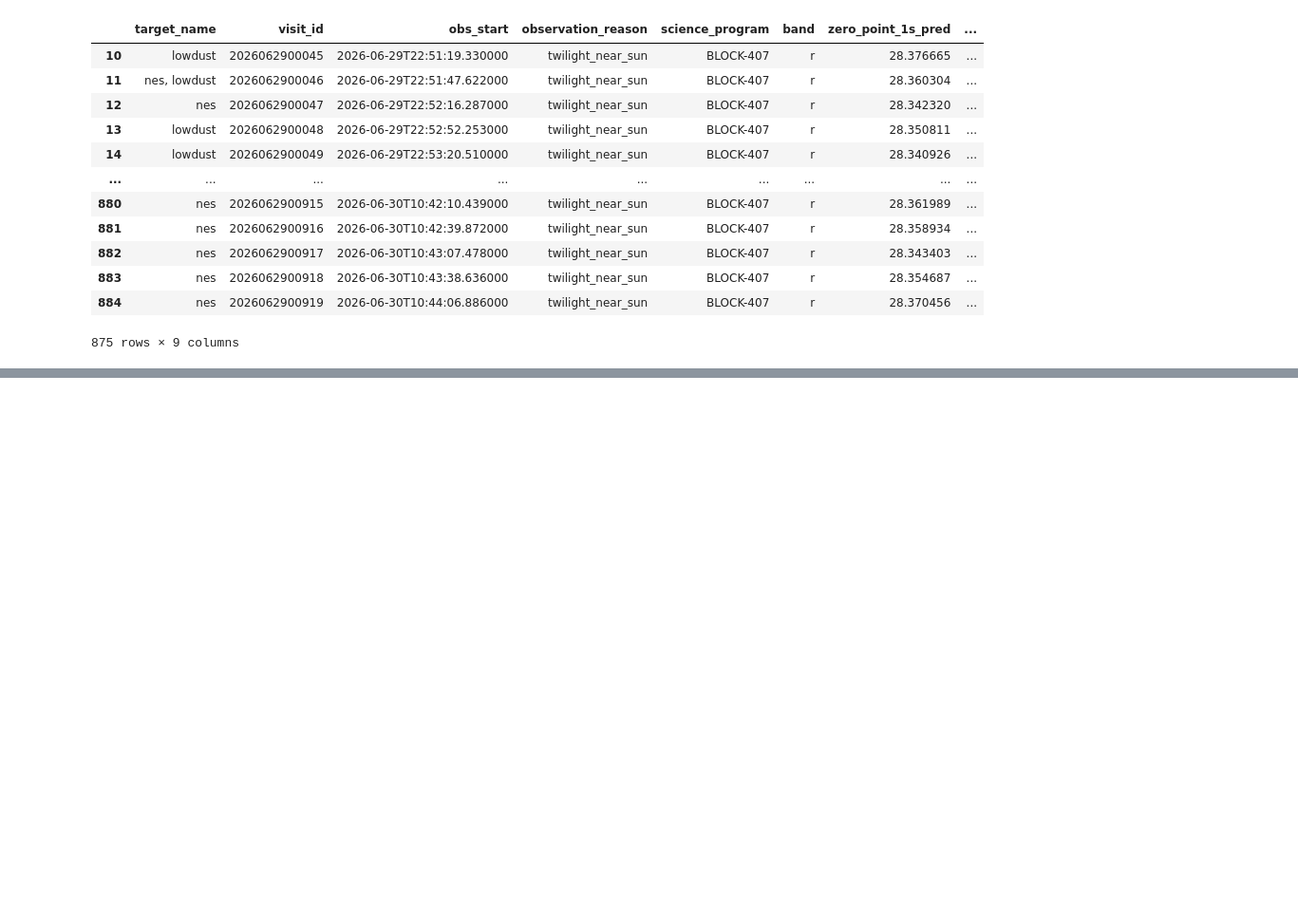
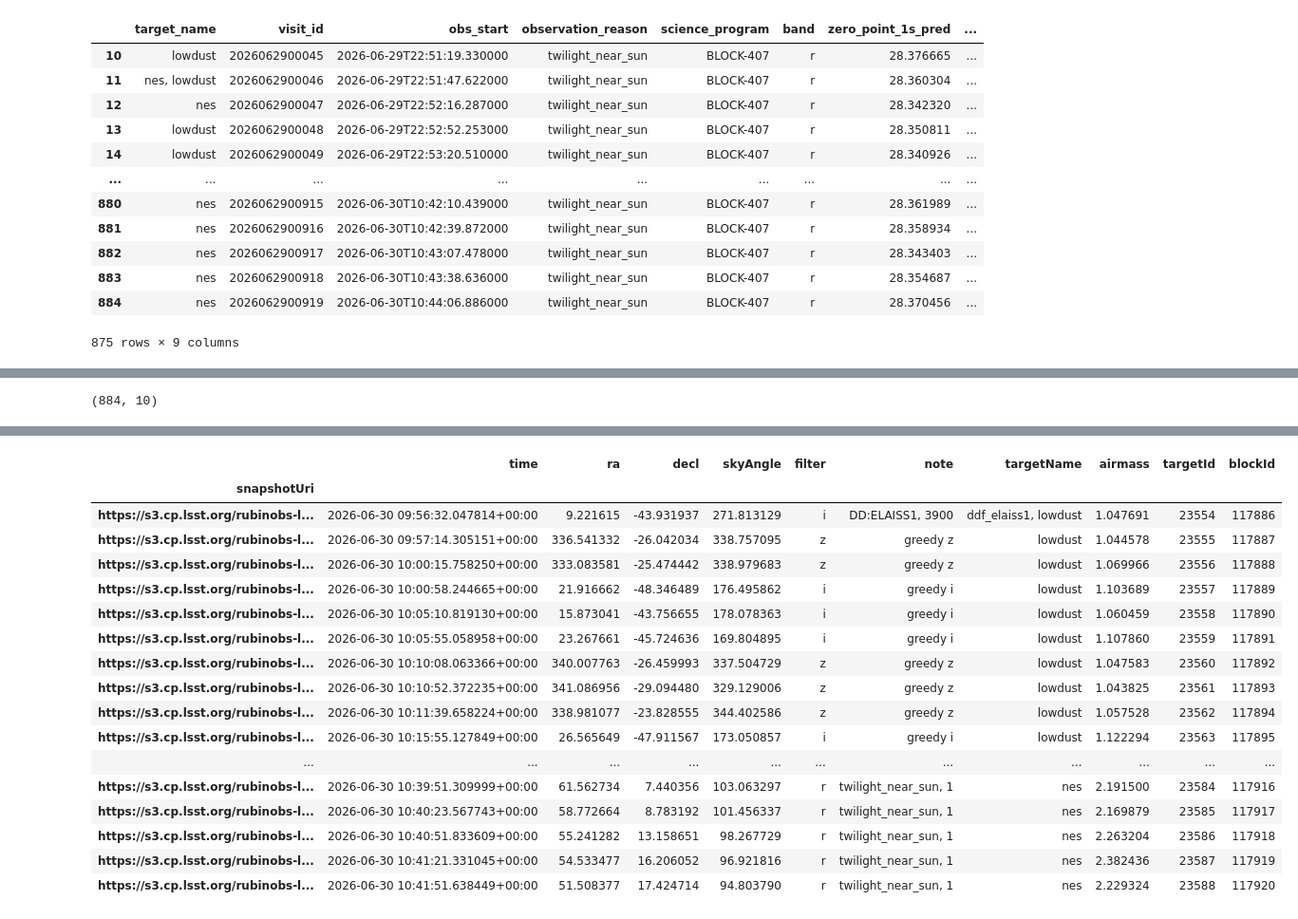
Before and after one commit to yoachim/26_scratch, a Jupyter notebook: triplet_miss/snapshot.ipynb, the cells around one changed output, grey strips where cells are left out. Shown at 95% size. Saved outputs shown, nothing was run; the diff lists cells and outputs as text; code cells hidden in the pictures; blank space fills up the shorter version.

Commit message:
snapshot

```diff
--- a/triplet_miss/snapshot.ipynb
+++ b/triplet_miss/snapshot.ipynb
@@ -112,4 +112,4 @@ visits.query("science_program in @programs")[['target_name', 'visit_id', 'obs_st
 | 884 | nes | 2026062900919 | 2026-06-30T10:44:06.886000 | twilight_near_sun | BLOCK-407 | r | 28.370456 | ... |
 875 rows × 9 columns
 # %%
-to.groupby("snapshotUri").first()[['time', 'ra', 'decl', 'skyAngle', 'filter', 'note', 'targetName', 'airmass', 'targetId', 'blockId']]
+ack = to.groupby("snapshotUri").first()[['time', 'ra', 'decl', 'skyAngle', 'filter', 'note', 'targetName', 'airmass', 'targetId', 'blockId']]
@@ -131,7 +120,7 @@ to.groupby("snapshotUri").first()[['time', 'ra', 'decl', 'skyAngle', 'filter', '
+# %%
+ack.shape
+# %% [output]
+(884, 10)
 # %%
-#uri = to.iloc[1].snapshotUri
-
-uri = "https://s3.cp.lsst.org/rubinobs-lfa-cp/Scheduler:1/Scheduler:1/2026/06/29/Scheduler:1_Scheduler:1_2026-06-30T10:43:04.371.p"
-
-sched, conditions = lfa_data.get_scheduler_snapshot(uri, at_usdf=False)
+ack.iloc[845:880]
 # %% [output]
@@ -138,0 +127,18 @@ ConnectTimeout: HTTPSConnectionPool(host='s3.cp.lsst.org', port=443): Max retrie
+|  | time | ra | decl | skyAngle | filter | note | targetName | airmass | targetId | blockId |
+| snapshotUri |  |  |  |  |  |  |  |  |  |  |
+| https://s3.cp.lsst.org/rubinobs-l... | 2026-06-30 09:56:32.047814+00:00 | 9.221615 | -43.931937 | 271.813129 | i | DD:ELAISS1, 3900 | ddf_elaiss1, lowdust | 1.047691 | 23554 | 117886 |
+| https://s3.cp.lsst.org/rubinobs-l... | 2026-06-30 09:57:14.305151+00:00 | 336.541332 | -26.042034 | 338.757095 | z | greedy z | lowdust | 1.044578 | 23555 | 117887 |
+| https://s3.cp.lsst.org/rubinobs-l... | 2026-06-30 10:00:15.758250+00:00 | 333.083581 | -25.474442 | 338.979683 | z | greedy z | lowdust | 1.069966 | 23556 | 117888 |
+| https://s3.cp.lsst.org/rubinobs-l... | 2026-06-30 10:00:58.244665+00:00 | 21.916662 | -48.346489 | 176.495862 | i | greedy i | lowdust | 1.103689 | 23557 | 117889 |
+| https://s3.cp.lsst.org/rubinobs-l... | 2026-06-30 10:05:10.819130+00:00 | 15.873041 | -43.756655 | 178.078363 | i | greedy i | lowdust | 1.060459 | 23558 | 117890 |
+| https://s3.cp.lsst.org/rubinobs-l... | 2026-06-30 10:05:55.058958+00:00 | 23.267661 | -45.724636 | 169.804895 | i | greedy i | lowdust | 1.107860 | 23559 | 117891 |
+| https://s3.cp.lsst.org/rubinobs-l... | 2026-06-30 10:10:08.063366+00:00 | 340.007763 | -26.459993 | 337.504729 | z | greedy z | lowdust | 1.047583 | 23560 | 117892 |
+| https://s3.cp.lsst.org/rubinobs-l... | 2026-06-30 10:10:52.372235+00:00 | 341.086956 | -29.094480 | 329.129006 | z | greedy z | lowdust | 1.043825 | 23561 | 117893 |
+| https://s3.cp.lsst.org/rubinobs-l... | 2026-06-30 10:11:39.658224+00:00 | 338.981077 | -23.828555 | 344.402586 | z | greedy z | lowdust | 1.057528 | 23562 | 117894 |
+| https://s3.cp.lsst.org/rubinobs-l... | 2026-06-30 10:15:55.127849+00:00 | 26.565649 | -47.911567 | 173.050857 | i | greedy i | lowdust | 1.122294 | 23563 | 117895 |
+| ... | ... | ... | ... | ... | ... | ... | ... | ... | ... | ... |
+| https://s3.cp.lsst.org/rubinobs-l... | 2026-06-30 10:39:51.309999+00:00 | 61.562734 | 7.440356 | 103.063297 | r | twilight_near_sun, 1 | nes | 2.191500 | 23584 | 117916 |
+| https://s3.cp.lsst.org/rubinobs-l... | 2026-06-30 10:40:23.567743+00:00 | 58.772664 | 8.783192 | 101.456337 | r | twilight_near_sun, 1 | nes | 2.169879 | 23585 | 117917 |
+| https://s3.cp.lsst.org/rubinobs-l... | 2026-06-30 10:40:51.833609+00:00 | 55.241282 | 13.158651 | 98.267729 | r | twilight_near_sun, 1 | nes | 2.263204 | 23586 | 117918 |
+| https://s3.cp.lsst.org/rubinobs-l... | 2026-06-30 10:41:21.331045+00:00 | 54.533477 | 16.206052 | 96.921816 | r | twilight_near_sun, 1 | nes | 2.382436 | 23587 | 117919 |
+| https://s3.cp.lsst.org/rubinobs-l... | 2026-06-30 10:41:51.638449+00:00 | 51.508377 | 17.424714 | 94.803790 | r | twilight_near_sun, 1 | nes | 2.229324 | 23588 | 117920 |
```
Also changed, not shown: parts of 8 cells of this notebook.
